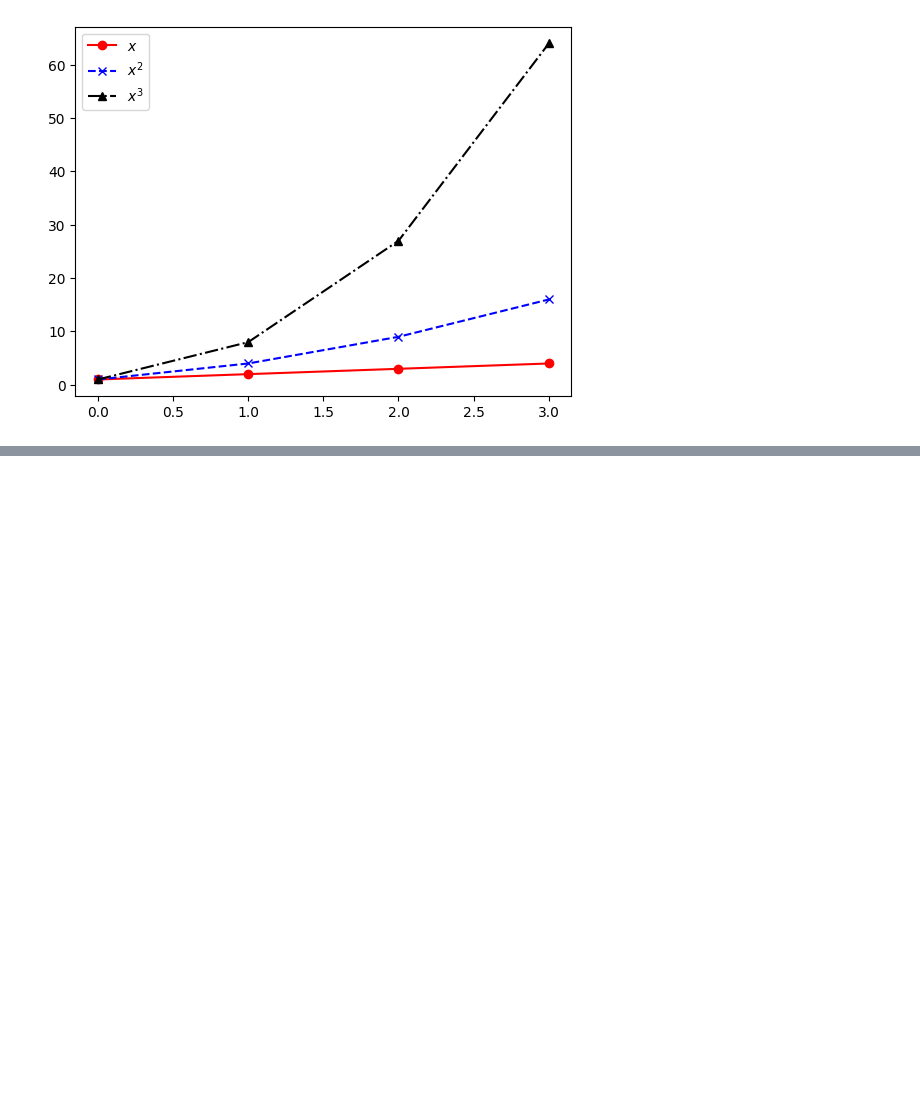
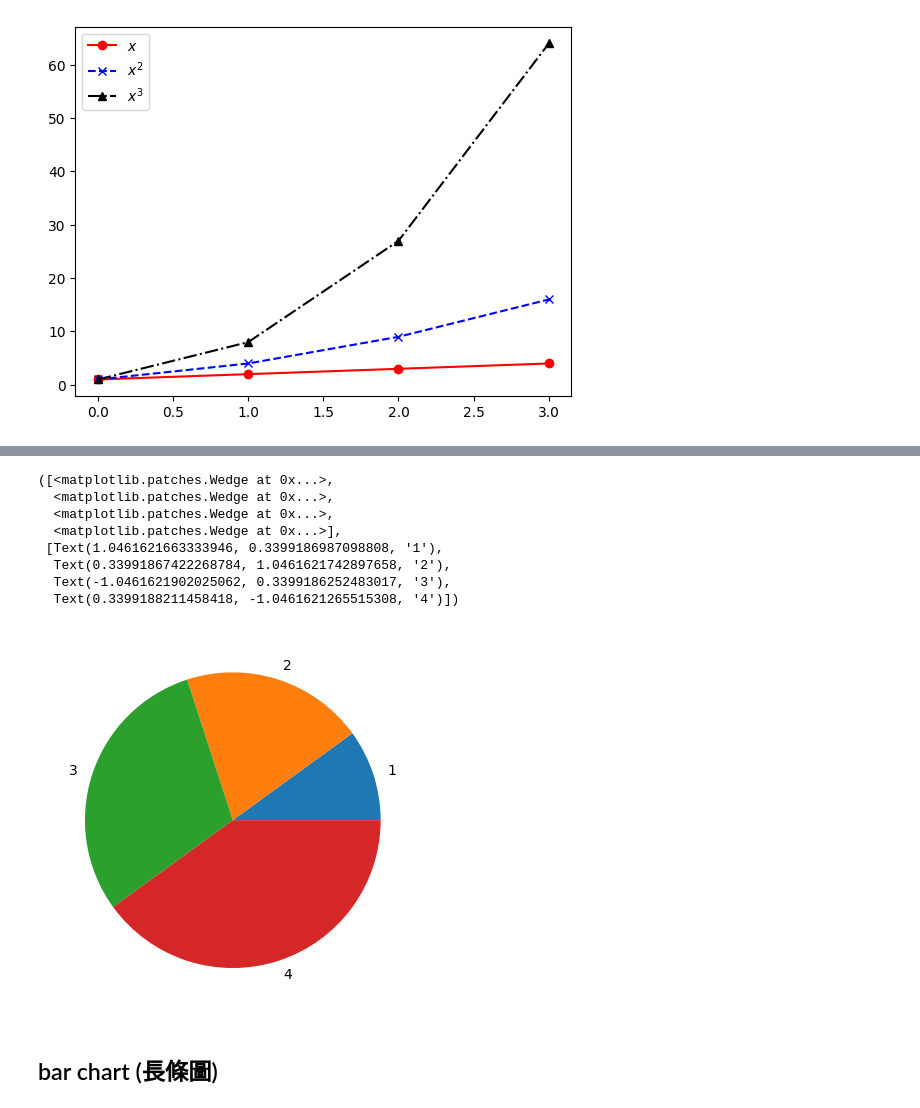
Before and after one commit to vcdemy/20230613, a Jupyter notebook: 20230718筆記.ipynb, the cells around one changed output, grey strips where cells are left out. Saved outputs shown, nothing was run; the diff lists cells and outputs as text; code cells hidden in the pictures; blank space fills up the shorter version.

```diff
--- a/20230718筆記.ipynb
+++ b/20230718筆記.ipynb
@@ -79,0 +120,14 @@ plt.legend()
+# %%
+plt.pie(x, labels=x)
+# %% [output]
+([<matplotlib.patches.Wedge at 0x...>,
+  <matplotlib.patches.Wedge at 0x...>,
+  <matplotlib.patches.Wedge at 0x...>,
+  <matplotlib.patches.Wedge at 0x...>],
+ [Text(1.0461621663333946, 0.3399186987098808, '1'),
+  Text(0.33991867422268784, 1.0461621742897658, '2'),
+  Text(-1.0461621902025062, 0.3399186252483017, '3'),
+  Text(0.3399188211458418, -1.0461621265515308, '4')])
+[figure, added]
+# %% [markdown]
+## bar chart (長條圖)
```
Also changed, not shown: parts of 6 cells of this notebook.
